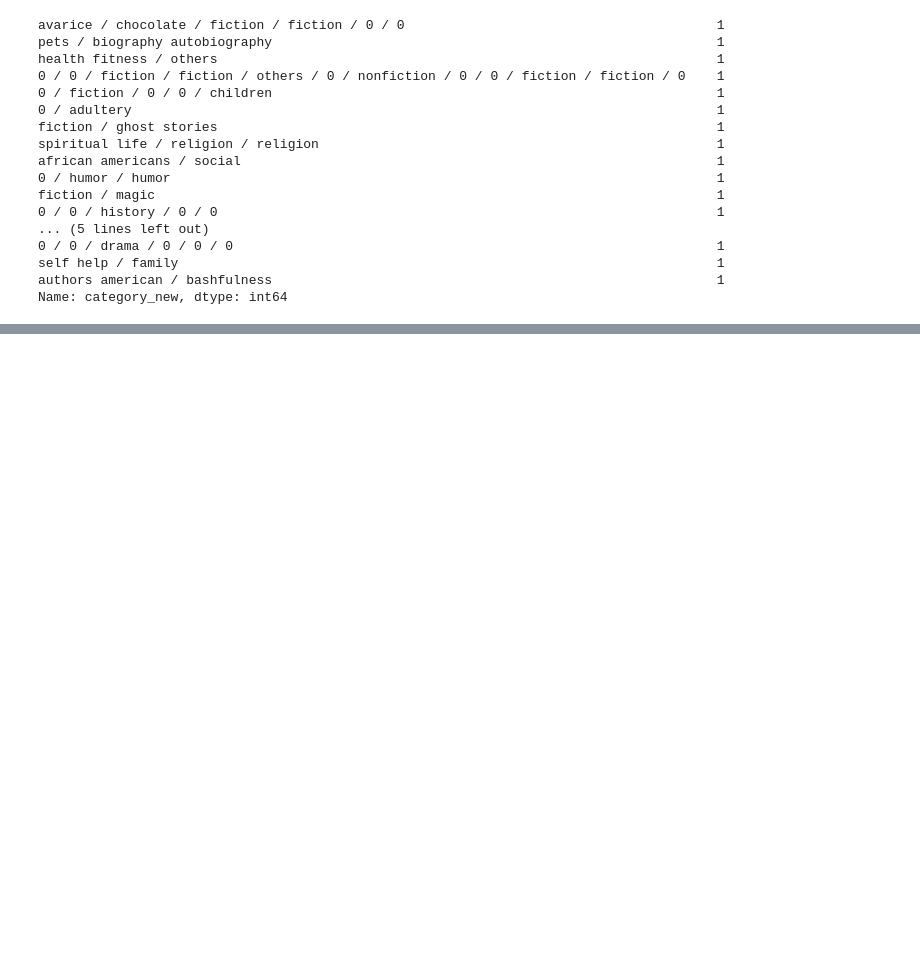
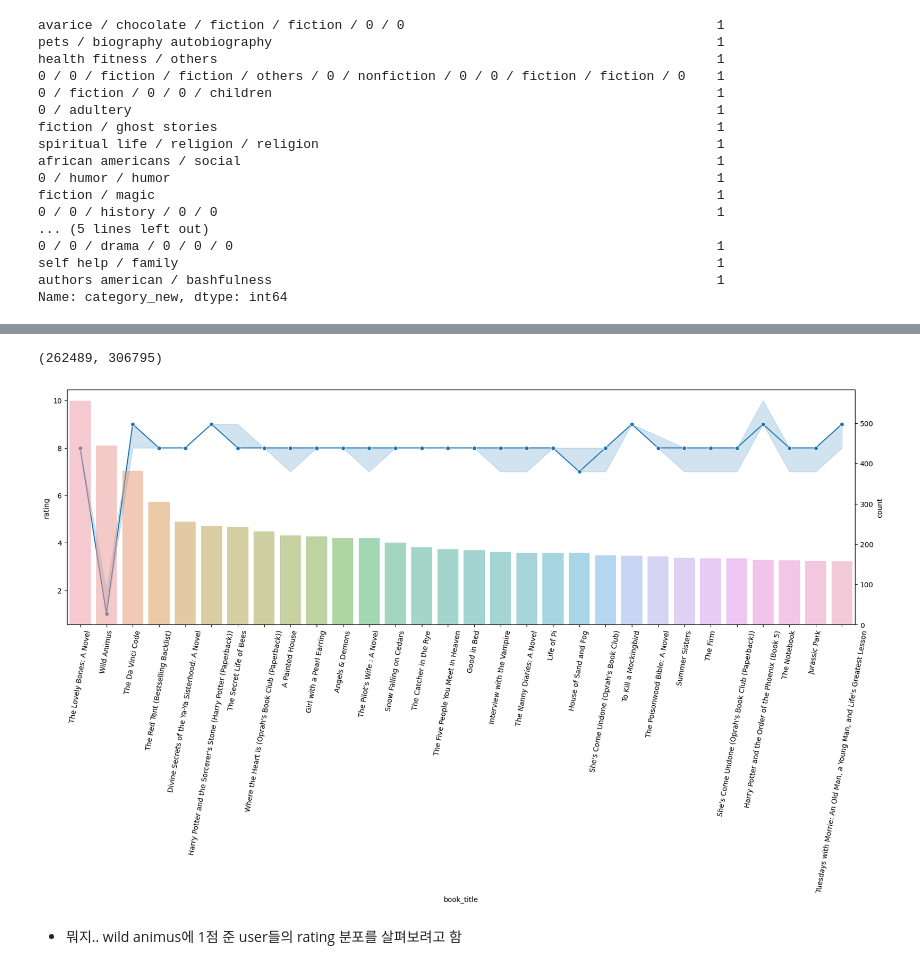
Before and after one commit to boostcampaitech4recsys1/level1_bookratingprediction_recsys-level1-recsys-02, a Jupyter notebook: sssu/preprocessing.ipynb, the cells around one changed output, grey strips where cells are left out. Saved outputs shown, nothing was run; the diff lists cells and outputs as text; code cells hidden in the pictures; blank space fills up the shorter version.

```diff
--- a/sssu/preprocessing.ipynb
+++ b/sssu/preprocessing.ipynb
@@ -314,0 +509,2 @@ Name: category_new, dtype: int64
+# %%
+books[books['isbn_country'] == 'na']['isbn_country'] = 'english'
@@ -314,0 +537,2 @@ Name: category_new, dtype: int64
+# %%
+books['book_author'] = books['book_author'].apply(text_preprocessing_func)
@@ -314,0 +582,34 @@ Name: category_new, dtype: int64
+# %%
+user_ratings = pd.merge(left = ratings, right = users, left_on = 'user_id', right_on = 'user_id')
+data = pd.merge(left = user_ratings, right = books, left_on = 'isbn', right_on = 'isbn')
+# %%
+len(data), len(ratings)
+# %% [output]
+(262489, 306795)
+# %%
+# count 내림차순으로 보고싶어서 코드 수저
+
+popular_book_dict = data['isbn'].value_counts().sort_values(ascending=False)[:30].to_dict()
+
+popular_book = data[data['isbn'].isin(popular_book_dict.keys())].reset_index(drop=True)
+popular_book['count'] = 0
+
+for i in range(len(popular_book)):
+    popular_book.at[i, 'count'] = popular_book_dict[popular_book['isbn'].iloc[i]]
+
+popular_book = popular_book.sort_values(by='count', ascending=False)
+# %%
+# popular_book_list = data['isbn'].value_counts().sort_values(ascending=False)[:30].index
+# popular_book = data[data['isbn'].isin(popular_book_list)]
+
+fig, ax1 = plt.subplots(figsize=(20,6))
+plt.xticks(rotation=80)
+sns.lineplot(data = popular_book,x='book_title',y='rating' ,marker='o', estimator=np.median, ax=ax1)
+ax2 = ax1.twinx()
+
+sns.countplot(data=popular_book, x='book_title', alpha=0.5, ax=ax2)
+plt.show()
+# %% [output]
+[figure, added]
+# %% [markdown]
+- 뭐지.. wild animus에 1점 준 user들의 rating 분포를 살펴보려고 함
```
Also changed, not shown: parts of 75 cells of this notebook.
